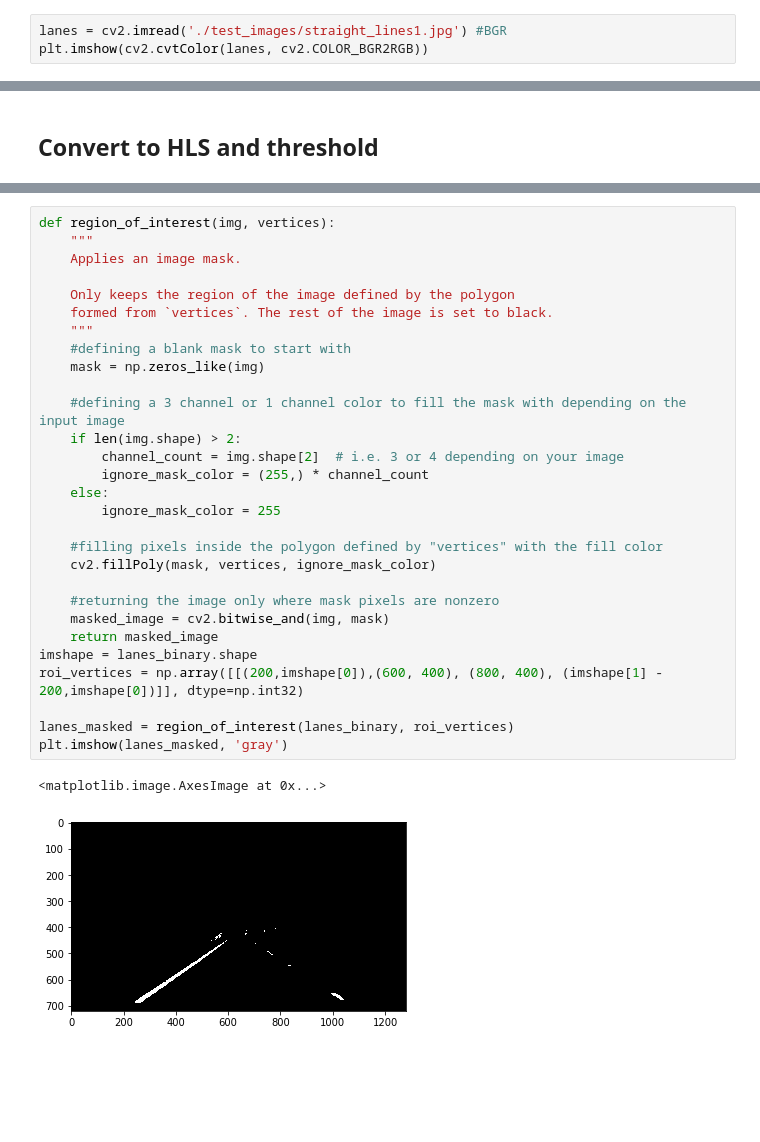
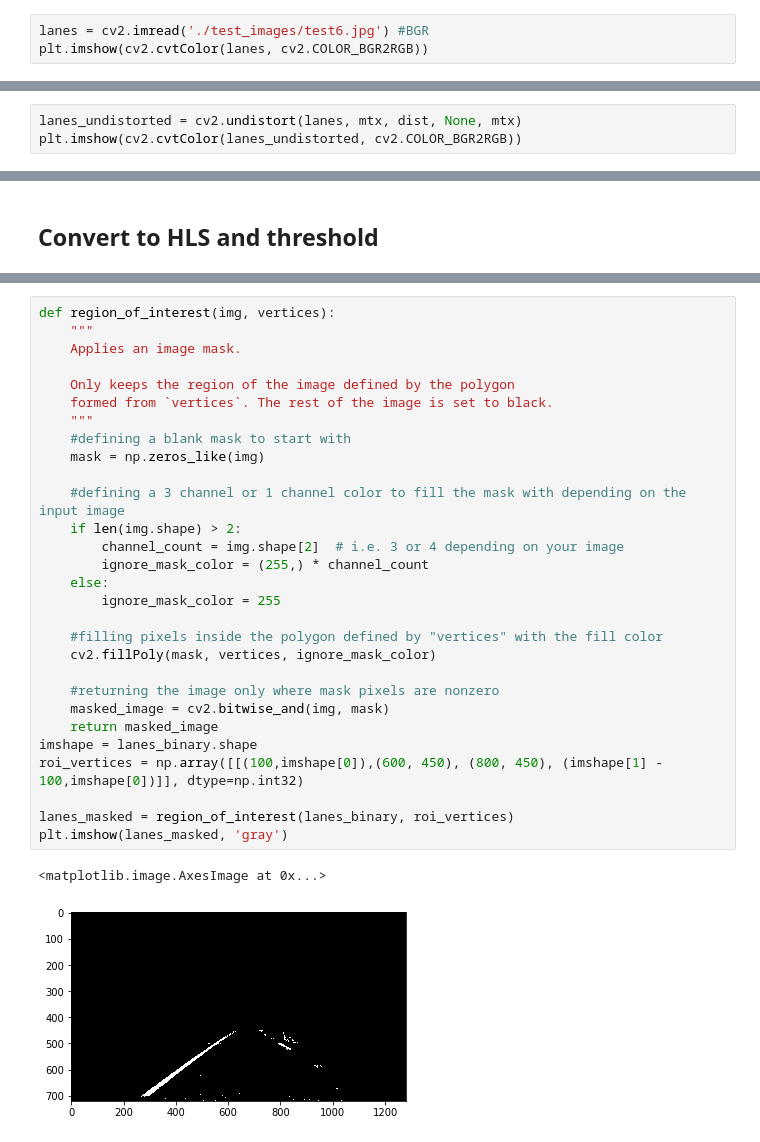
Before and after one commit to jasonashton/CarND-Advanced-Lane-Lines, a Jupyter notebook: lane_lines.ipynb, the cells around one changed output, grey strips where cells are left out. Drawn from its saved outputs; the diff is of its cells as text; blank space fills up the shorter version.

```diff
--- a/lane_lines.ipynb
+++ b/lane_lines.ipynb
@@ -78,5 +78,5 @@ plt.imshow(dst)
 # %%
-lanes = cv2.imread('./test_images/straight_lines1.jpg') #BGR
+lanes = cv2.imread('./test_images/test6.jpg') #BGR
 plt.imshow(cv2.cvtColor(lanes, cv2.COLOR_BGR2RGB))
 # %% [output]
 <matplotlib.image.AxesImage at 0x...>
@@ -83,0 +84,3 @@ plt.imshow(cv2.cvtColor(lanes, cv2.COLOR_BGR2RGB))
+# %%
+lanes_undistorted = cv2.undistort(lanes, mtx, dist, None, mtx)
+plt.imshow(cv2.cvtColor(lanes_undistorted, cv2.COLOR_BGR2RGB))
@@ -104,32 +149,32 @@ plt.imshow(lanes_bin, 'gray')
 # %%
 def region_of_interest(img, vertices):
     """
     Applies an image mask.
 
     Only keeps the region of the image defined by the polygon
     formed from `vertices`. The rest of the image is set to black.
     """
     #defining a blank mask to start with
     mask = np.zeros_like(img)
 
     #defining a 3 channel or 1 channel color to fill the mask with depending on the input image
     if len(img.shape) > 2:
         channel_count = img.shape[2]  # i.e. 3 or 4 depending on your image
         ignore_mask_color = (255,) * channel_count
     else:
         ignore_mask_color = 255
 
     #filling pixels inside the polygon defined by "vertices" with the fill color
     cv2.fillPoly(mask, vertices, ignore_mask_color)
 
     #returning the image only where mask pixels are nonzero
     masked_image = cv2.bitwise_and(img, mask)
     return masked_image
 imshape = lanes_binary.shape
-roi_vertices = np.array([[(200,imshape[0]),(600, 400), (800, 400), (imshape[1] - 200,imshape[0])]], dtype=np.int32)
+roi_vertices = np.array([[(100,imshape[0]),(600, 450), (800, 450), (imshape[1] - 100,imshape[0])]], dtype=np.int32)
 
 lanes_masked = region_of_interest(lanes_binary, roi_vertices)
 plt.imshow(lanes_masked, 'gray')
 # %% [output]
 <matplotlib.image.AxesImage at 0x...>
-[figure, old version]
+[figure, new version]
```
Also changed, not shown: parts of 16 cells of this notebook.
